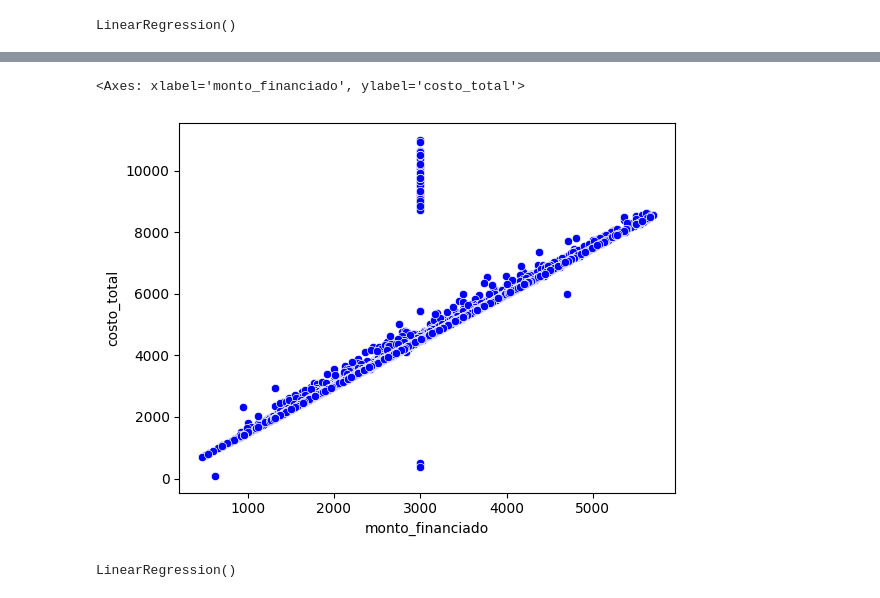
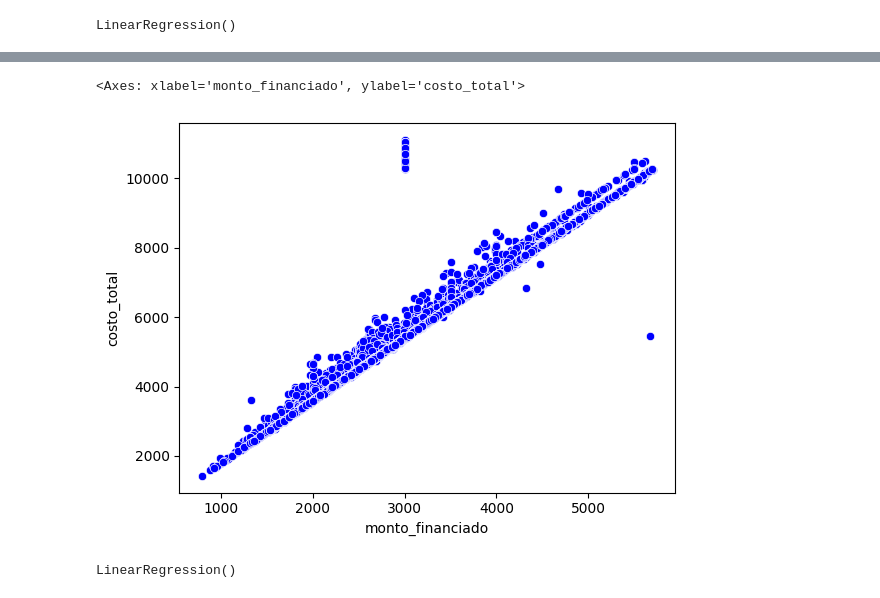
Before and after one commit to Angel353/Act_2_GPPT, a Jupyter notebook: Correlaciones2.ipynb, the cells around one changed output, grey strips where cells are left out. Cells and saved outputs as stored; diff of their text form; code cells hidden in the pictures.

```diff
--- a/Correlaciones2.ipynb
+++ b/Correlaciones2.ipynb
@@ -242,13 +242,13 @@ coef_Correl
 # %%
 # Scatter plot entre la variable dependiente (total) e independientes
 # Comportamiento de su dispersión
 
 from turtle import color
 
-sns.scatterplot(x = 'monto_financiado', y = 'costo_total', color = 'blue', data = Credicel13Sem)
+sns.scatterplot(x = 'monto_financiado', y = 'costo_total', color = 'blue', data = Credicel26Sem)
 # %% [output]
 <Axes: xlabel='monto_financiado', ylabel='costo_total'>
-[figure, old version]
+[figure, new version]
 # %%
 # Variable Dependiente e Independiente
 
```
Also changed, not shown: parts of 28 cells of this notebook.
